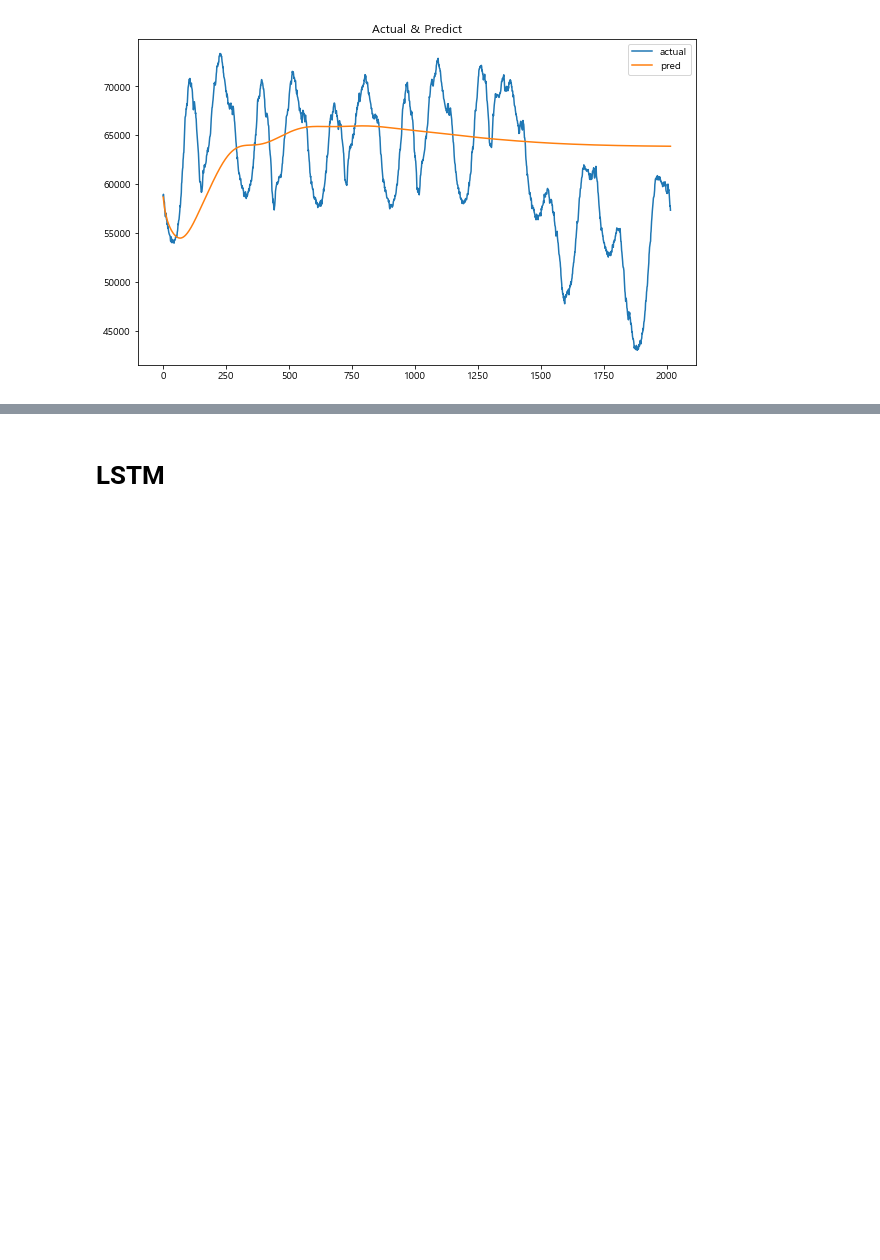
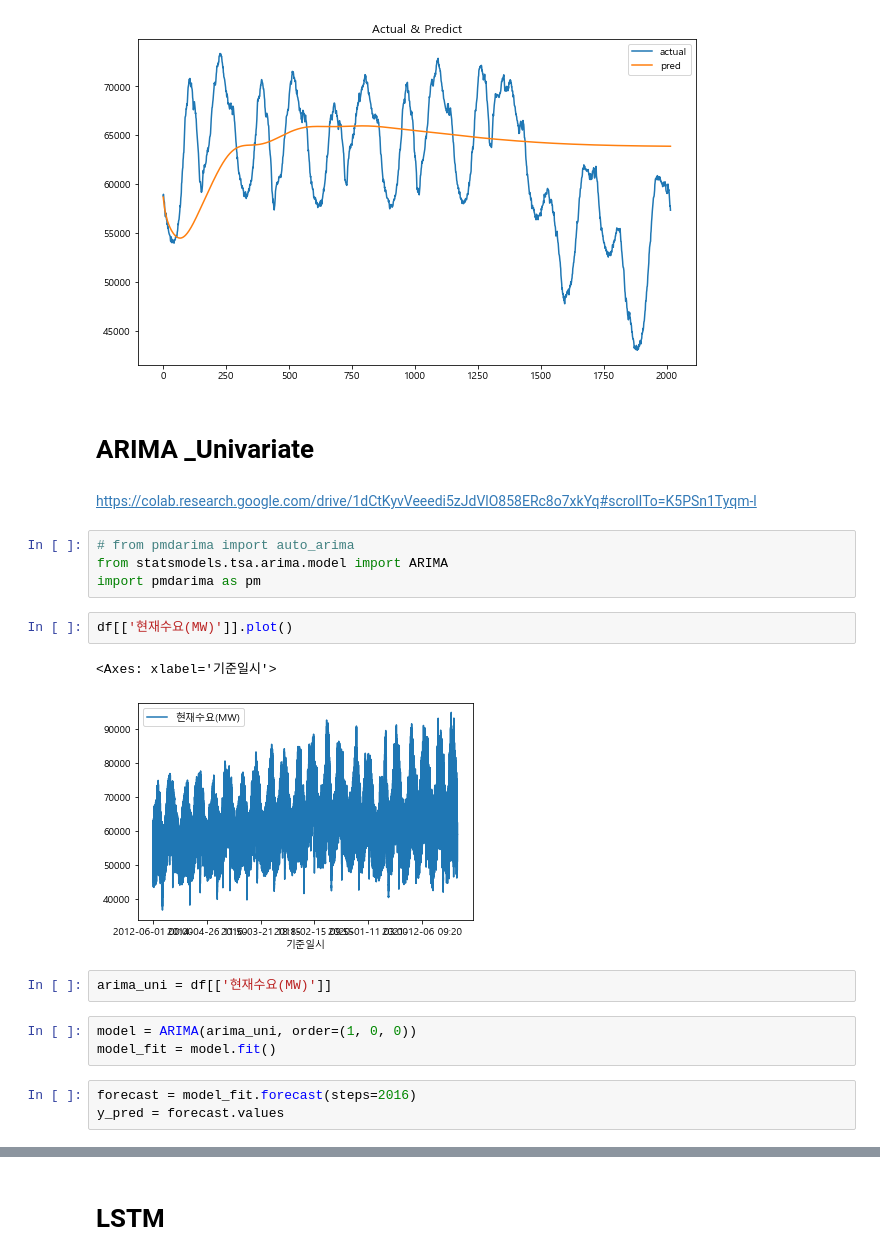
Before and after one commit to lhshs/Contest, a Jupyter notebook: 2307_11th_PublicData/Modeling.ipynb, the cells around one changed output, grey strips where cells are left out. Drawn from its saved outputs; the diff is of its cells as text; blank space fills up the shorter version.

```diff
--- a/2307_11th_PublicData/Modeling.ipynb
+++ b/2307_11th_PublicData/Modeling.ipynb
@@ -438,3 +497,24 @@ result_graph(y_test, y_pred)
 MAPE :  5.637841350643793
 [figure]
 [figure]
+# %% [markdown]
+# ARIMA _Univariate
+# %% [markdown]
+https://colab.research.google.com/drive/1dCtKyvVeeedi5zJdVlO858ERc8o7xkYq#scrollTo=K5PSn1Tyqm-l
+# %%
+# from pmdarima import auto_arima
+from statsmodels.tsa.arima.model import ARIMA
+import pmdarima as pm
+# %%
+df[['현재수요(MW)']].plot()
+# %% [output]
+<Axes: xlabel='기준일시'>
+[figure, added]
+# %%
+arima_uni = df[['현재수요(MW)']]
+# %%
+model = ARIMA(arima_uni, order=(1, 0, 0))
+model_fit = model.fit()
+# %%
+forecast = model_fit.forecast(steps=2016)
+y_pred = forecast.values
```
Also changed, not shown: parts of 7 cells of this notebook.
